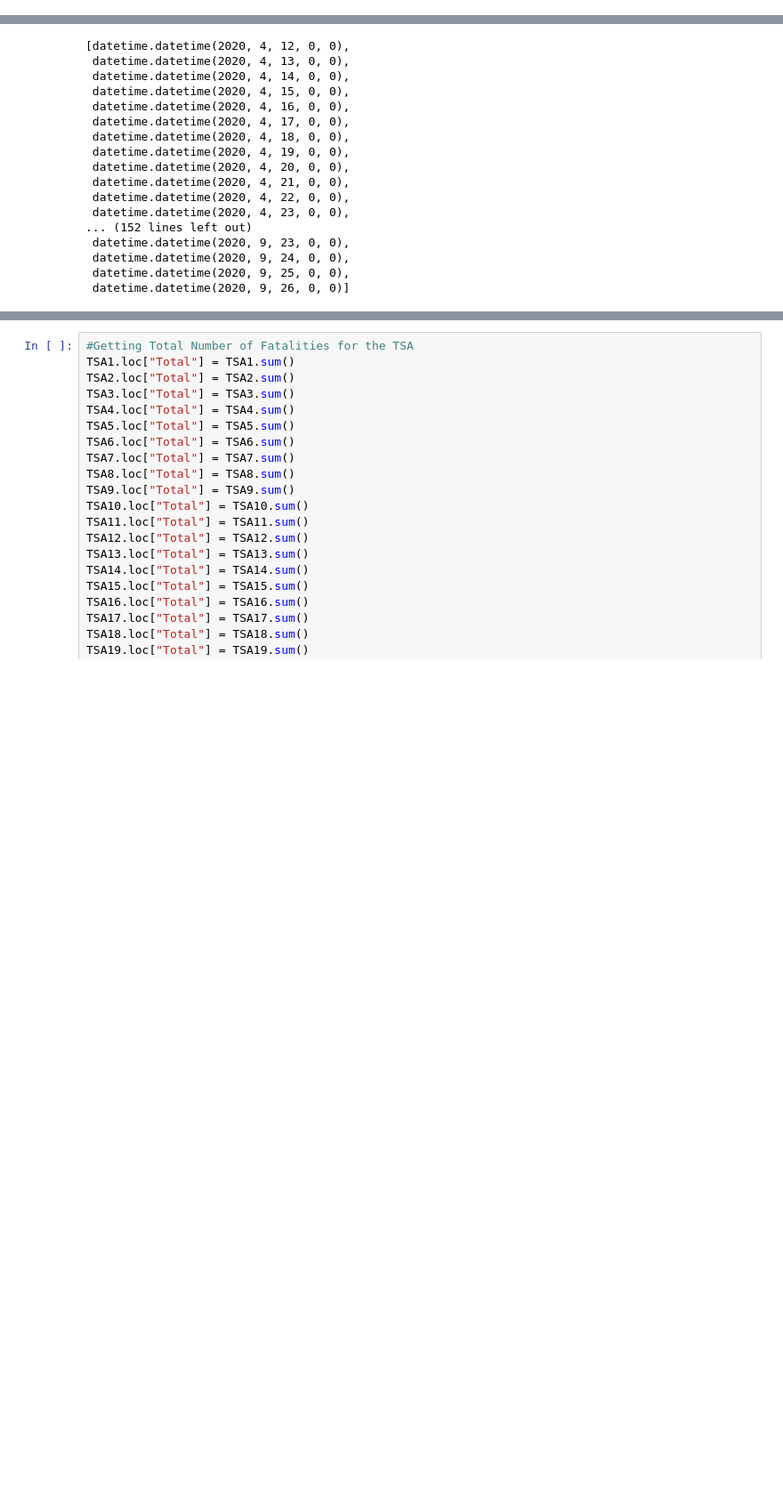
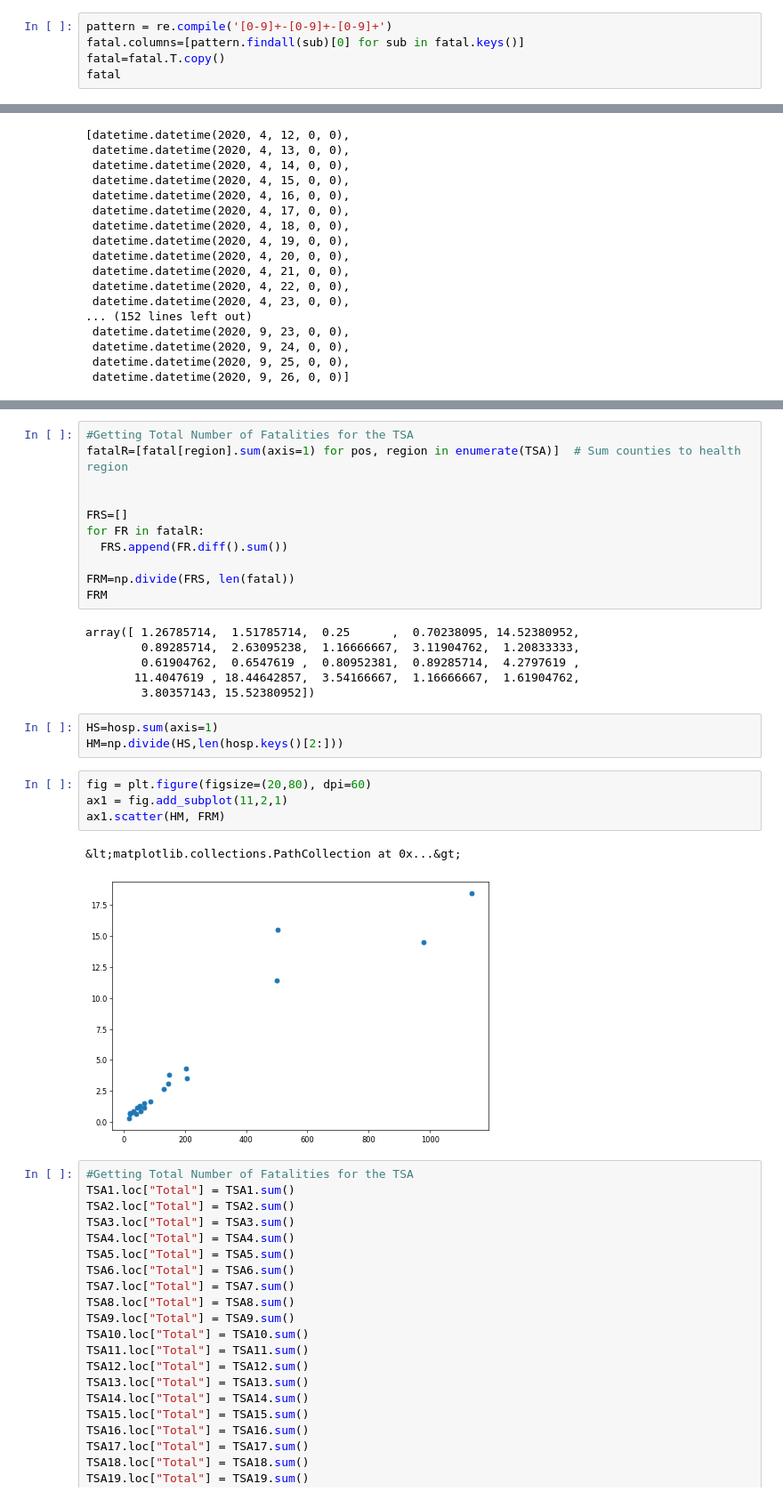
Before and after one commit to Data-Analytics-2020/Hypothesis-1, a Jupyter notebook: hype1.ipynb, the cells around one changed output, grey strips where cells are left out. Shown at 89% size. Saved outputs shown, nothing was run; the diff lists cells and outputs as text; blank space fills up the shorter version.

```diff
--- a/hype1.ipynb
+++ b/hype1.ipynb
@@ -104,0 +123,5 @@ Index([&#39;2020-04-12&#39;, &#39;2020-04-13&#39;, &#39;2020-04-14&#39;, &#39;20
+# %%
+pattern = re.compile('[0-9]+-[0-9]+-[0-9]+')
+fatal.columns=[pattern.findall(sub)[0] for sub in fatal.keys()]
+fatal=fatal.T.copy()
+fatal
@@ -260,3 +224,30 @@ TSA22 = df.loc[['Cameron','Hidalgo','Starr','Willacy']]
+# %%
+#Getting Total Number of Fatalities for the TSA
+fatalR=[fatal[region].sum(axis=1) for pos, region in enumerate(TSA)]  # Sum counties to health region
+
+
+FRS=[]
+for FR in fatalR:
+  FRS.append(FR.diff().sum())
+
+FRM=np.divide(FRS, len(fatal))
+FRM
+# %% [output]
+array([ 1.26785714,  1.51785714,  0.25      ,  0.70238095, 14.52380952,
+        0.89285714,  2.63095238,  1.16666667,  3.11904762,  1.20833333,
+        0.61904762,  0.6547619 ,  0.80952381,  0.89285714,  4.2797619 ,
+       11.4047619 , 18.44642857,  3.54166667,  1.16666667,  1.61904762,
+        3.80357143, 15.52380952])
+# %%
+HS=hosp.sum(axis=1)
+HM=np.divide(HS,len(hosp.keys()[2:]))
+# %%
+fig = plt.figure(figsize=(20,80), dpi=60)
+ax1 = fig.add_subplot(11,2,1)
+ax1.scatter(HM, FRM)
+# %% [output]
+&lt;matplotlib.collections.PathCollection at 0x...&gt;
+[figure, added]
 # %%
 #Getting Total Number of Fatalities for the TSA
 TSA1.loc["Total"] = TSA1.sum()
```
Also changed, not shown: parts of 17 cells of this notebook.
